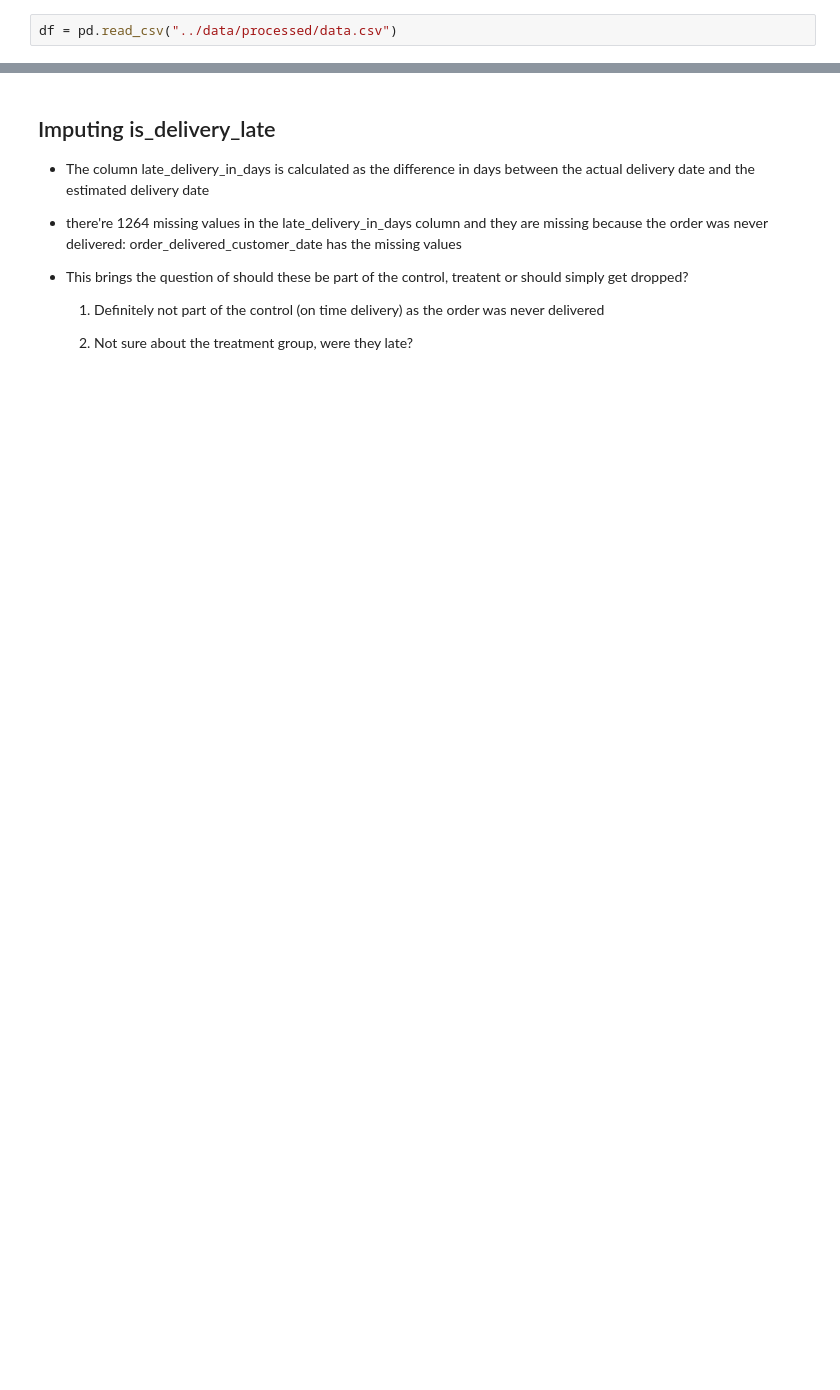
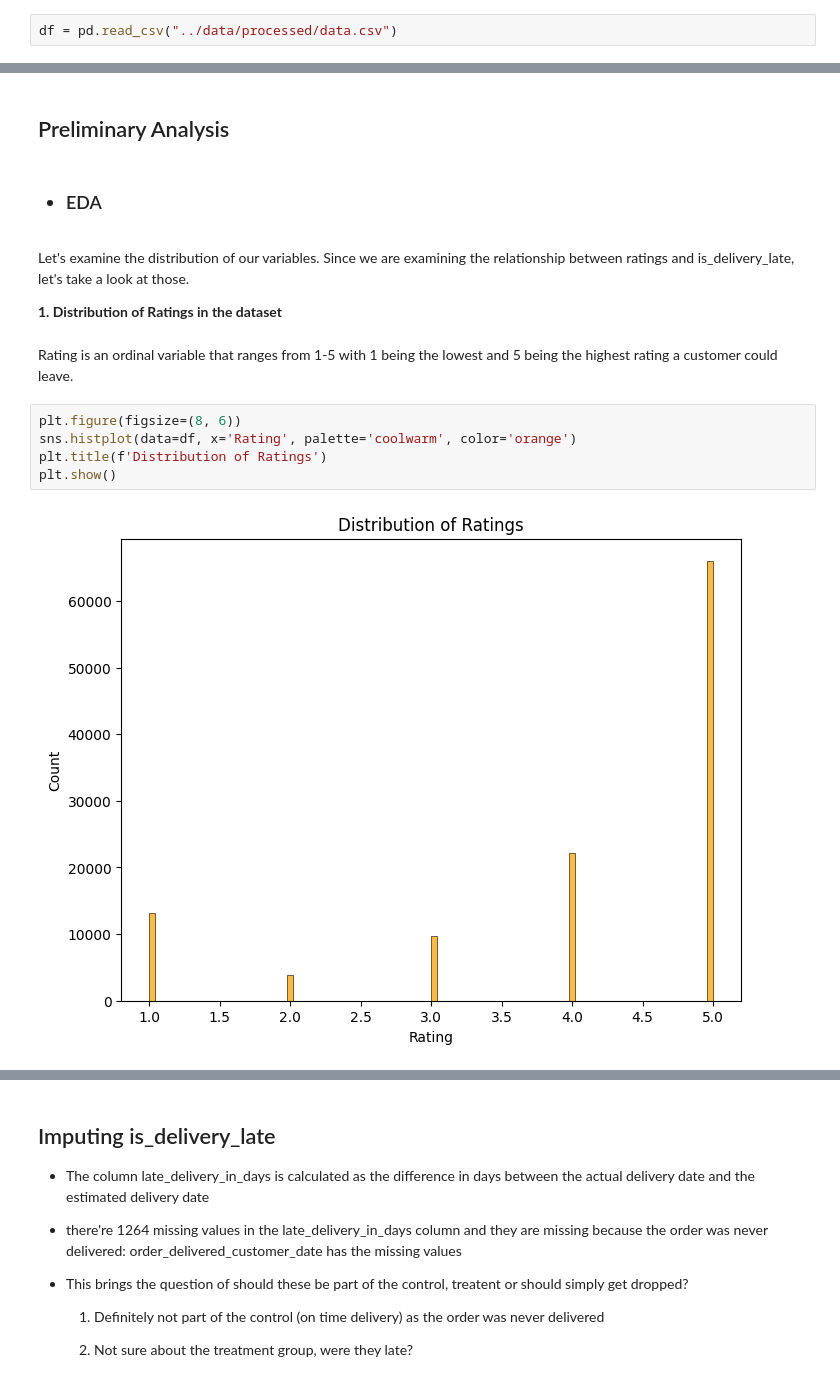
Before and after one commit to menni99/causal-attribution-analysis, a Jupyter notebook: notebooks/data-exploration.ipynb, the cells around one changed output, grey strips where cells are left out. Drawn from its saved outputs; the diff is of its cells as text; blank space fills up the shorter version.

Commit message:
updated data exploration

```diff
--- a/notebooks/data-exploration.ipynb
+++ b/notebooks/data-exploration.ipynb
@@ -49,0 +95,19 @@ dtype: int64
+# %% [markdown]
+
+<h2>Preliminary Analysis</h2>
+# %% [markdown]
+<ul><H3><li>EDA</li></h3>
+# %% [markdown]
+Let's examine the distribution of our variables.
+Since we are examining the relationship between ratings and is_delivery_late, let's take a look at those.
+
+<b>1.   Distribution of Ratings in the dataset</b>
+# %% [markdown]
+Rating is an ordinal variable that ranges from 1-5 with 1 being the lowest and 5 being the highest rating a customer could leave.
+# %%
+plt.figure(figsize=(8, 6))
+sns.histplot(data=df, x='Rating', palette='coolwarm', color='orange')
+plt.title(f'Distribution of Ratings')
+plt.show()
+# %% [output]
+[figure, added]
```
Also changed, not shown: parts of 37 cells of this notebook.
